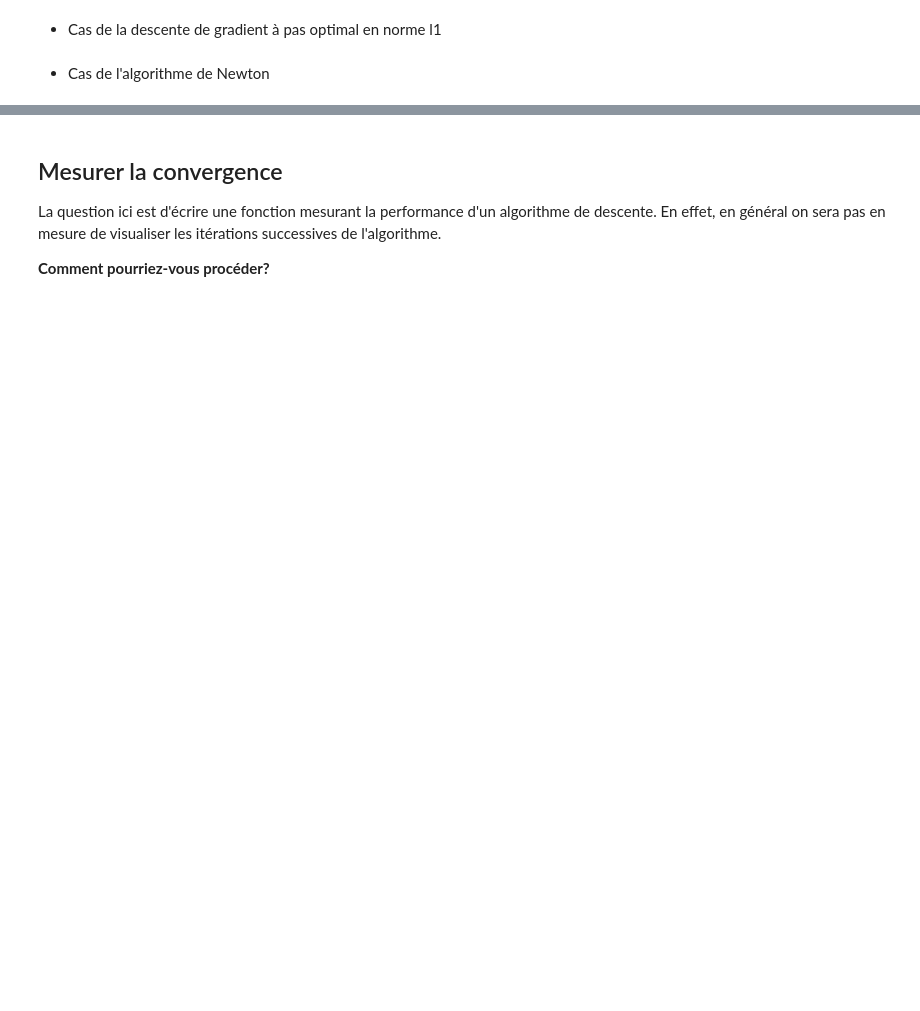
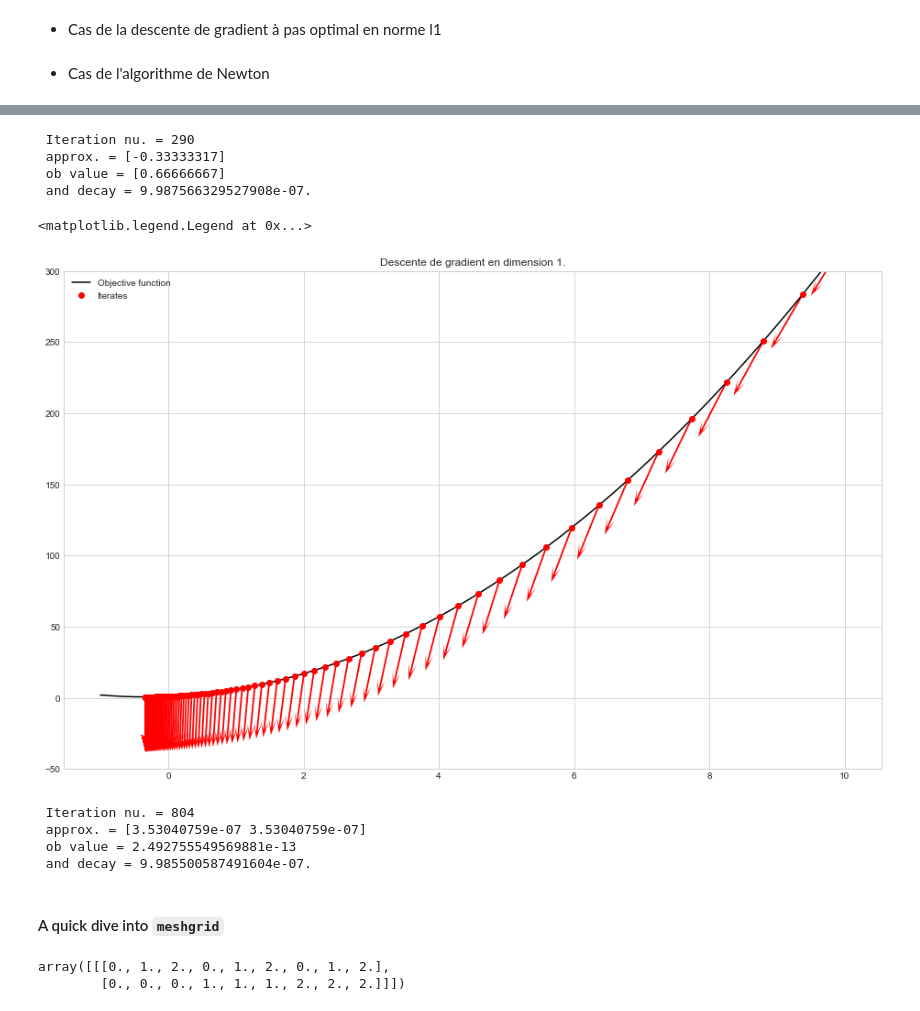
Before and after one commit to bashardudin/Epita-SCIA-OCVX, a Jupyter notebook: Notebooks/gradientDescent.ipynb, the cells around one changed output, grey strips where cells are left out. Cells and saved outputs as stored; diff of their text form; code cells hidden in the pictures; blank space fills up the shorter version.

Commit message:
Cleaning up gradientDescent.ipynb file

```diff
--- a/Notebooks/gradientDescent.ipynb
+++ b/Notebooks/gradientDescent.ipynb
@@ -60,0 +40,15 @@ def gradient_descent(x, ob_function, d_direction,
+# %%
+def gradient(f, x, dx=1e-6):
+    """Computes gradient of f at point x.
+
+    Args:
+        f: objective function.
+        x: point at which gradient is computed.
+        dx: slack for finite difference of partial derivatives.
+
+    Output:
+        (ndarray) of size domain of f.
+
+    """
+    x = x.reshape(1, -1)
+    return np.array([partial(f, x, i, dx) for i in range(x.shape[1])]).reshape(1, -1)
@@ -191,6 +170,9 @@ plt.show()
-# %% [markdown]
-## Mesurer la convergence
-
-La question ici est d'écrire une fonction mesurant la performance d'un algorithme de descente. En effet, en général on sera pas en mesure de visualiser les itérations successives de l'algorithme.
-
-**Comment pourriez-vous procéder?**
+# %%
+DG_classic = GD()
+# %%
+op_pt, iters, iters_dir = DG_classic(np.array([10]), lambda x: 3*x[0]**2 + 2*x[0] + 1)
+# %% [output]
+ Iteration nu. = 290
+ approx. = [-0.33333317]
+ ob value = [0.66666667]
+ and decay = 9.987566329527908e-07.
@@ -196,0 +182,36 @@ La question ici est d'écrire une fonction mesurant la performance d'un algorith
+# %%
+sns.set_style("whitegrid")
+# %%
+fig, ax = plt.subplots(figsize=(16, 10))
+f = lambda x : 3*x**2 + 2*x + 1
+x = np.linspace(-1, 10, 200)
+ax.set_ylim(-50, 300)
+ax.plot(x, f(x), "k-", label="Objective function")
+# reshaping iters for input
+iters_reshape = iters.reshape(iters.shape[0], 1)
+ax.plot(iters_reshape, f(iters_reshape), 'ro', label="Iterates")
+ax.quiver(iters_reshape, f(iters_reshape), -DG_classic.rate*iters_dir, -1,
+          color='r', scale=15, width=0.002, headwidth=5, headlength=10)
+ax.set_title("Descente de gradient en dimension 1.")
+ax.legend()
+# %% [output]
+<matplotlib.legend.Legend at 0x...>
+[figure, added]
+# %%
+g = lambda x: x[0, 0]**2 + x[0, 1]**2
+op_pt_2, iters_2, iters_dir_2 = DG_classic(np.array([4, 4]), g)
+# %% [output]
+ Iteration nu. = 804
+ approx. = [3.53040759e-07 3.53040759e-07]
+ ob value = 2.492755549569881e-13
+ and decay = 9.985500587491604e-07.
+# %% [markdown]
+#### A quick dive into `meshgrid`
+# %%
+x = np.linspace(0, 2, 3)
+y = np.linspace(0, 2, 3)
+X, Y = np.meshgrid(x, y)
+np.vstack([X.reshape(1, -1), Y.reshape(1, -1)]).reshape(1, 2, -1)
+# %% [output]
+array([[[0., 1., 2., 0., 1., 2., 0., 1., 2.],
+        [0., 0., 0., 1., 1., 1., 2., 2., 2.]]])
```
Also changed, not shown: parts of 38 cells of this notebook.
